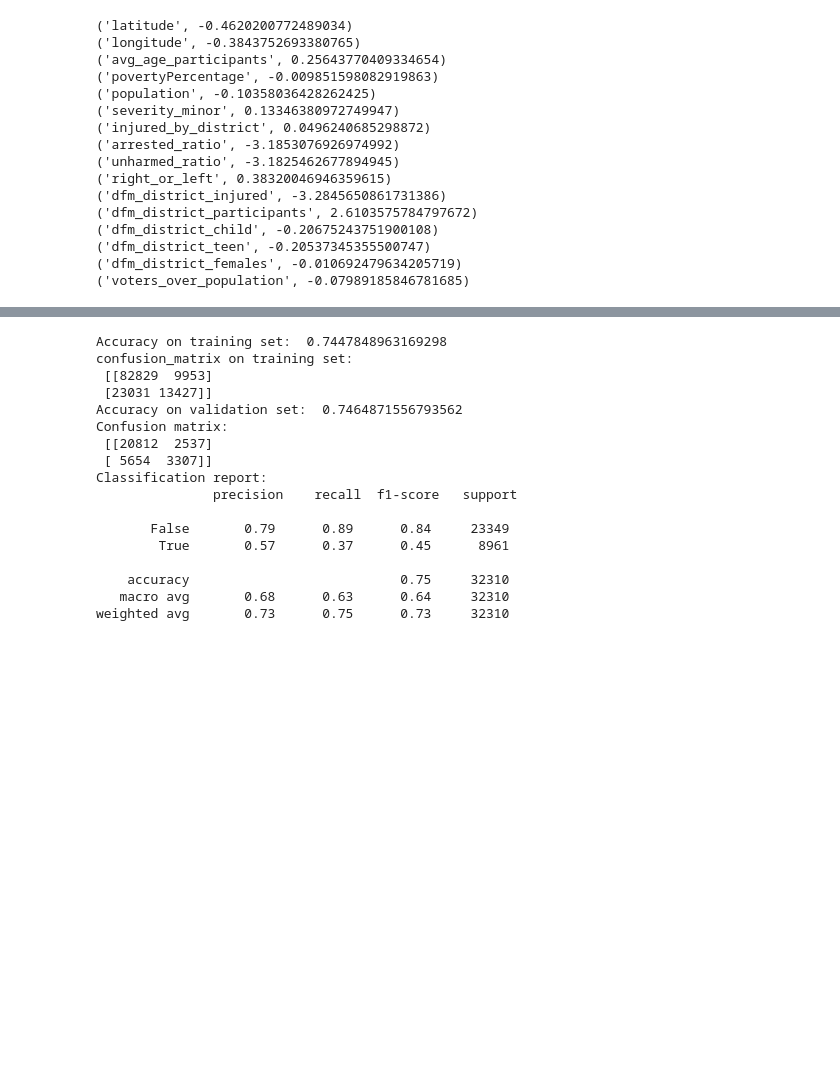
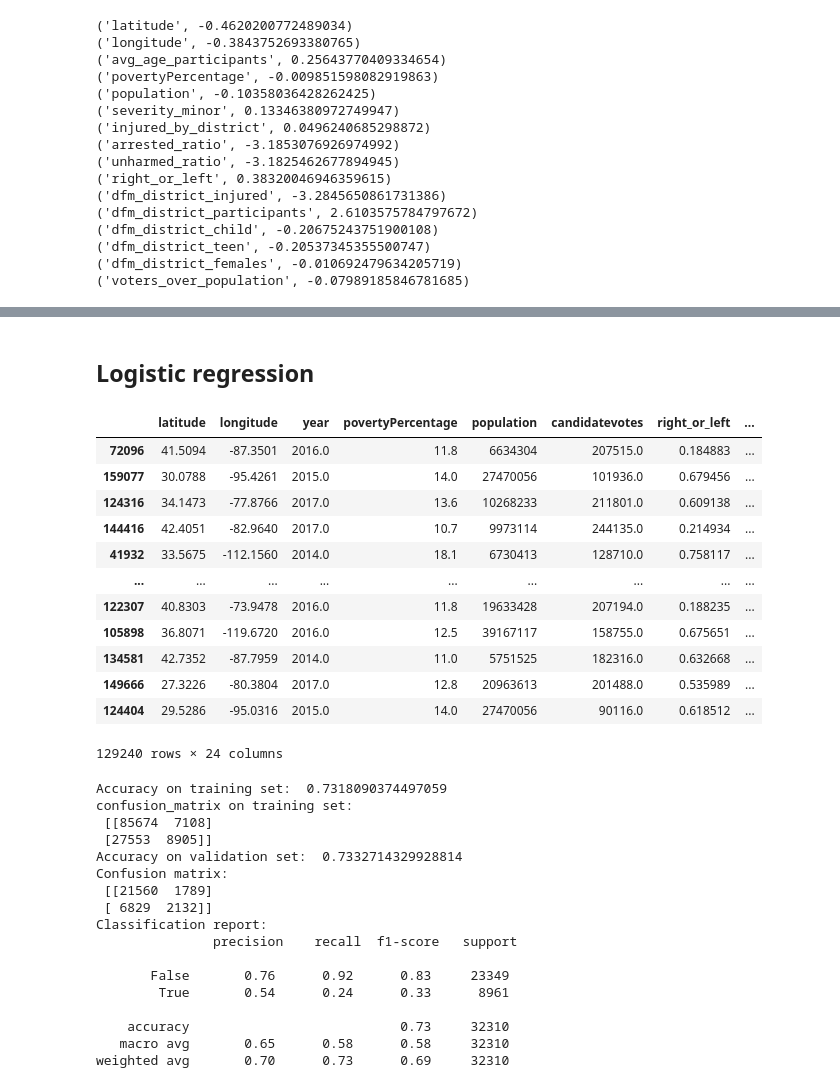
Before and after one commit to irenedovichi/DM-project, a Jupyter notebook: TASK 3/classification.ipynb, the cells around one changed output, grey strips where cells are left out. Cells and saved outputs as stored; diff of their text form; code cells hidden in the pictures; blank space fills up the shorter version.

```diff
--- a/TASK 3/classification.ipynb
+++ b/TASK 3/classification.ipynb
@@ -604,0 +955,9 @@ weighted avg       0.73      0.74      0.74     32310
+# %%
+# train again with best k on whole dev set
+knn = KNeighborsClassifier(n_neighbors=5)
+knn.fit(X_train, y_train)
+y_pred = knn.predict(X_test)
+
+print('Accuracy on test set: ', accuracy_score(y_test, y_pred))
+print('Confusion matrix: \n', confusion_matrix(y_test, y_pred))
+print('Classification report: \n', classification_report(y_test, y_pred))
@@ -605,8 +978,28 @@ weighted avg       0.73      0.74      0.74     32310
+# %% [markdown]
+## Logistic regression
+# %%
+X_train
+# %% [output]
+|  | latitude | longitude | year | povertyPercentage | population | candidatevotes | right_or_left | ... |
+| 72096 | 41.5094 | -87.3501 | 2016.0 | 11.8 | 6634304 | 207515.0 | 0.184883 | ... |
+| 159077 | 30.0788 | -95.4261 | 2015.0 | 14.0 | 27470056 | 101936.0 | 0.679456 | ... |
+| 124316 | 34.1473 | -77.8766 | 2017.0 | 13.6 | 10268233 | 211801.0 | 0.609138 | ... |
+| 144416 | 42.4051 | -82.9640 | 2017.0 | 10.7 | 9973114 | 244135.0 | 0.214934 | ... |
+| 41932 | 33.5675 | -112.1560 | 2014.0 | 18.1 | 6730413 | 128710.0 | 0.758117 | ... |
+| ... | ... | ... | ... | ... | ... | ... | ... | ... |
+| 122307 | 40.8303 | -73.9478 | 2016.0 | 11.8 | 19633428 | 207194.0 | 0.188235 | ... |
+| 105898 | 36.8071 | -119.6720 | 2016.0 | 12.5 | 39167117 | 158755.0 | 0.675651 | ... |
+| 134581 | 42.7352 | -87.7959 | 2014.0 | 11.0 | 5751525 | 182316.0 | 0.632668 | ... |
+| 149666 | 27.3226 | -80.3804 | 2017.0 | 12.8 | 20963613 | 201488.0 | 0.535989 | ... |
+| 124404 | 29.5286 | -95.0316 | 2015.0 | 14.0 | 27470056 | 90116.0 | 0.618512 | ... |
+129240 rows × 24 columns
 # %%
 from sklearn.preprocessing import StandardScaler
 from sklearn.linear_model import LogisticRegression
-X_train, X_test, y_train, y_test = train_test_split(StandardScaler().fit_transform(X), y, test_size=0.2, random_state=42)
-logreg = LogisticRegression(None)
+scaler = StandardScaler()
+X_scaled=scaler.fit_transform(X)
+X_train, X_test, y_train, y_test = train_test_split(X_scaled, y, test_size=0.2, random_state=42)
+logreg = LogisticRegression()
 logreg_model = logreg.fit(X_train, y_train)
 y_pred = logreg.predict(X_test)
 y_pred_train = logreg.predict(X_train)
@@ -616,20 +1009,20 @@ print('Accuracy on validation set: ', accuracy_score(y_test, y_pred))
 print('Confusion matrix: \n', confusion_matrix(y_test, y_pred))
 print('Classification report: \n', classification_report(y_test, y_pred))
 # %% [output]
-Accuracy on training set:  0.7447848963169298
+Accuracy on training set:  0.7318090374497059
 confusion_matrix on training set:
- [[82829  9953]
- [23031 13427]]
-Accuracy on validation set:  0.7464871556793562
+ [[85674  7108]
+ [27553  8905]]
+Accuracy on validation set:  0.7332714329928814
 Confusion matrix:
- [[20812  2537]
- [ 5654  3307]]
+ [[21560  1789]
+ [ 6829  2132]]
 Classification report:
                precision    recall  f1-score   support
 
-       False       0.79      0.89      0.84     23349
-        True       0.57      0.37      0.45      8961
+       False       0.76      0.92      0.83     23349
+        True       0.54      0.24      0.33      8961
 
-    accuracy                           0.75     32310
-   macro avg       0.68      0.63      0.64     32310
-weighted avg       0.73      0.75      0.73     32310
+    accuracy                           0.73     32310
+   macro avg       0.65      0.58      0.58     32310
+weighted avg       0.70      0.73      0.69     32310
```
Also changed, not shown: parts of 60 cells of this notebook.
